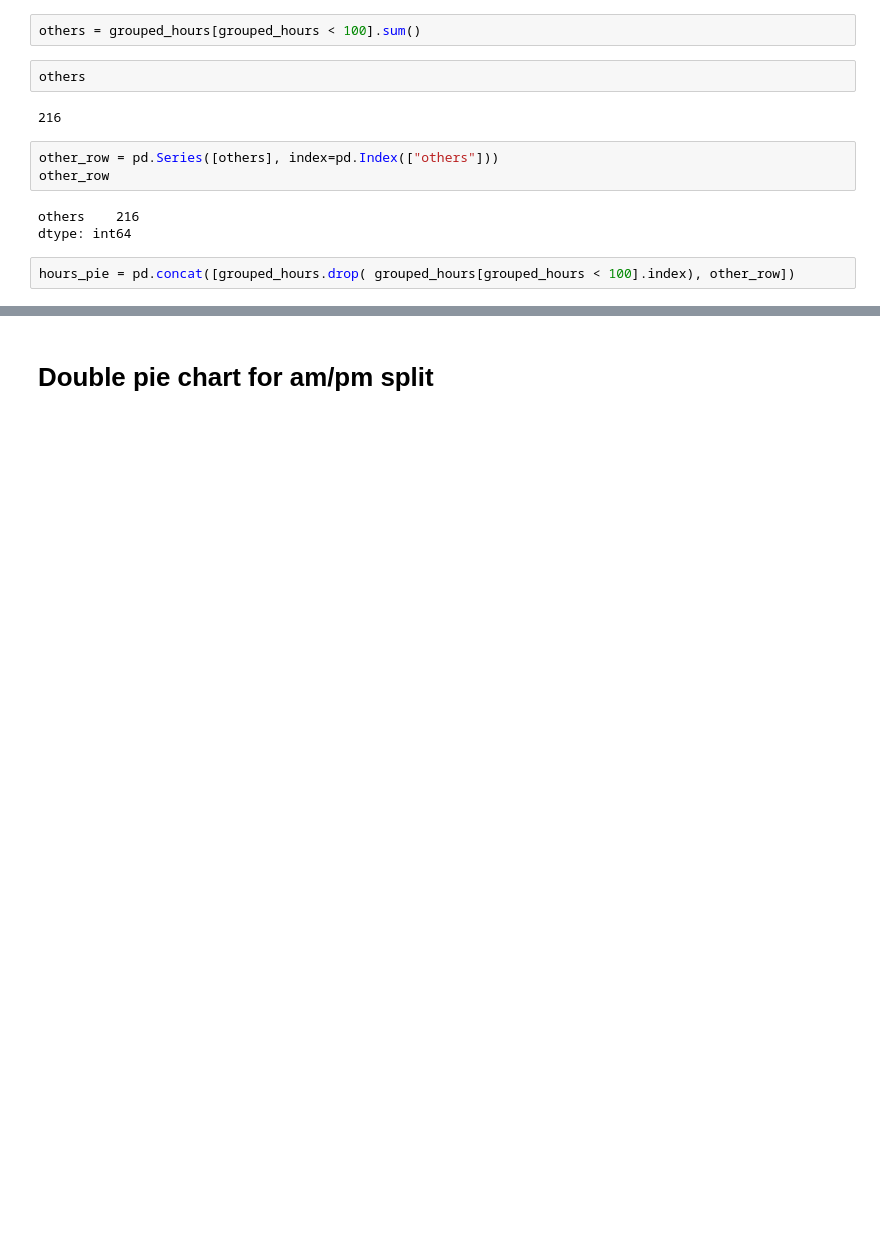
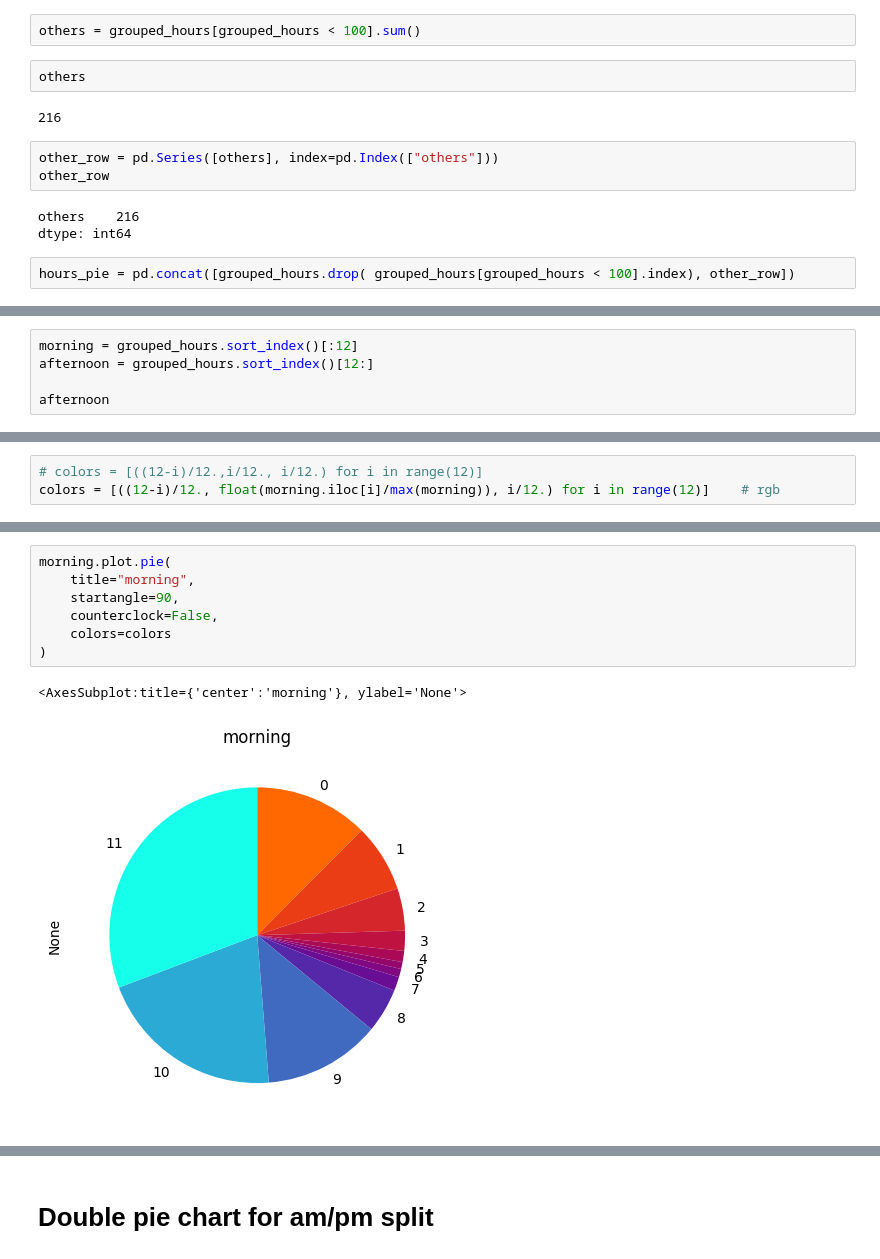
Before and after one commit to pmhalvor/website, a Jupyter notebook: radio/plot-times-mac.ipynb, the cells around one changed output, grey strips where cells are left out. Cells and saved outputs as stored; diff of their text form; blank space fills up the shorter version.

```diff
--- a/radio/plot-times-mac.ipynb
+++ b/radio/plot-times-mac.ipynb
@@ -79,0 +70,5 @@ Did you mean "texttemplate"?
+# %%
+morning = grouped_hours.sort_index()[:12]
+afternoon = grouped_hours.sort_index()[12:]
+
+afternoon
@@ -79,0 +90,3 @@ Did you mean "texttemplate"?
+# %%
+# colors = [((12-i)/12.,i/12., i/12.) for i in range(12)]
+colors = [((12-i)/12., float(morning.iloc[i]/max(morning)), i/12.) for i in range(12)]    # rgb
@@ -79,0 +108,10 @@ Did you mean "texttemplate"?
+# %%
+morning.plot.pie(
+    title="morning",
+    startangle=90,
+    counterclock=False,
+    colors=colors
+)
+# %% [output]
+<AxesSubplot:title={'center':'morning'}, ylabel='None'>
+[figure, added]
```
Also changed, not shown: parts of 21 cells of this notebook, 1 other file.
